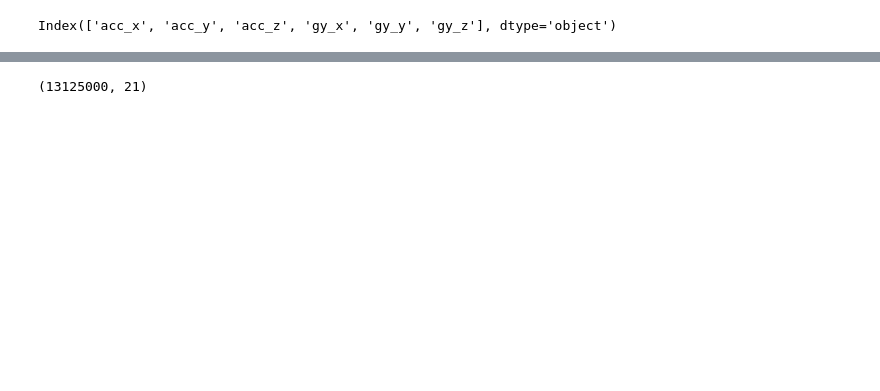
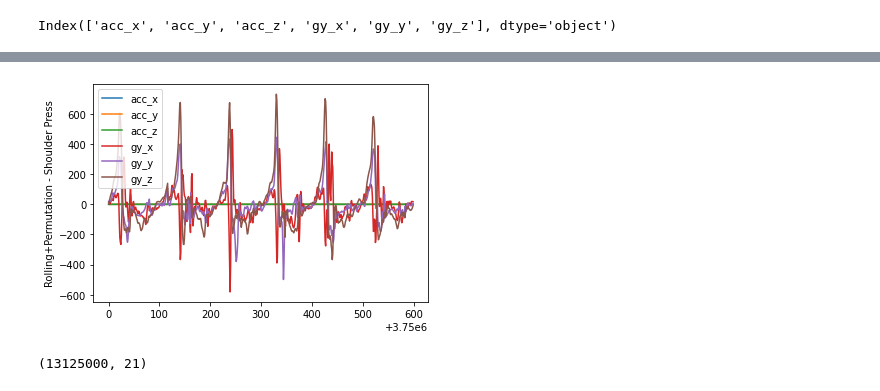
Before and after one commit to iDolphin99/dacon-pose-clf-kw, a Jupyter notebook: cnn1d_lstm_stacking.ipynb, the cells around one changed output, grey strips where cells are left out. Cells and saved outputs as stored; diff of their text form; code cells hidden in the pictures; blank space fills up the shorter version.

```diff
--- a/cnn1d_lstm_stacking.ipynb
+++ b/cnn1d_lstm_stacking.ipynb
@@ -169,0 +223,7 @@ train
+# %%
+ex1=train[train['id']==n_id+6250]
+ex1.iloc[:,1:].plot()
+plt.ylabel('Rolling+Permutation - Shoulder Press')
+plt.show() # 파형은 비슷하면서 변형된 모습을 볼 수 있다.
+# %% [output]
+[figure, added]
```
Also changed, not shown: parts of 9 cells of this notebook.
